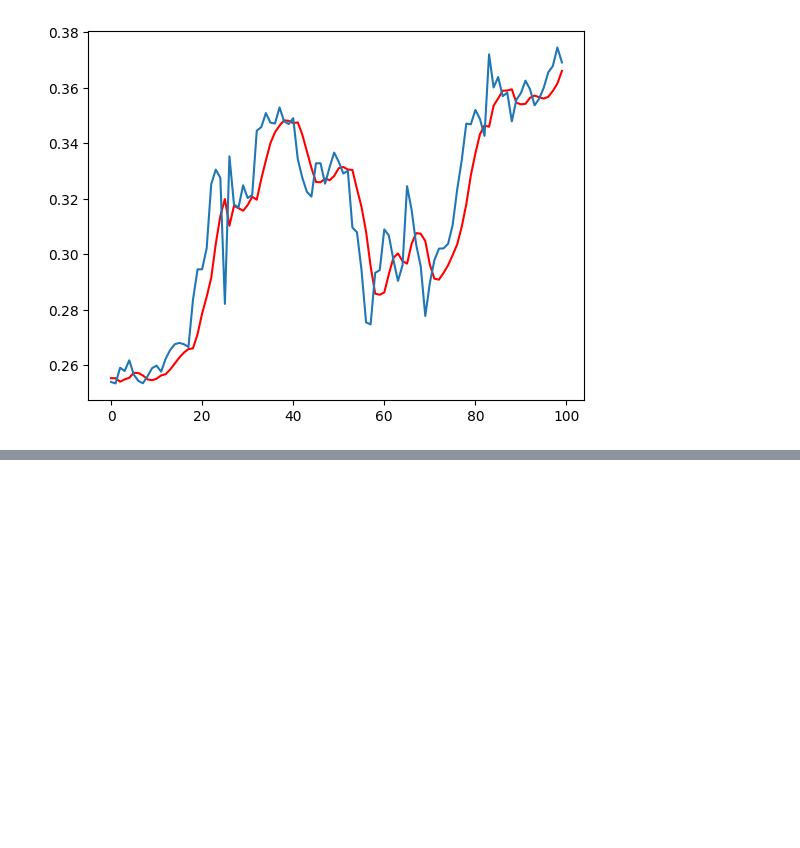
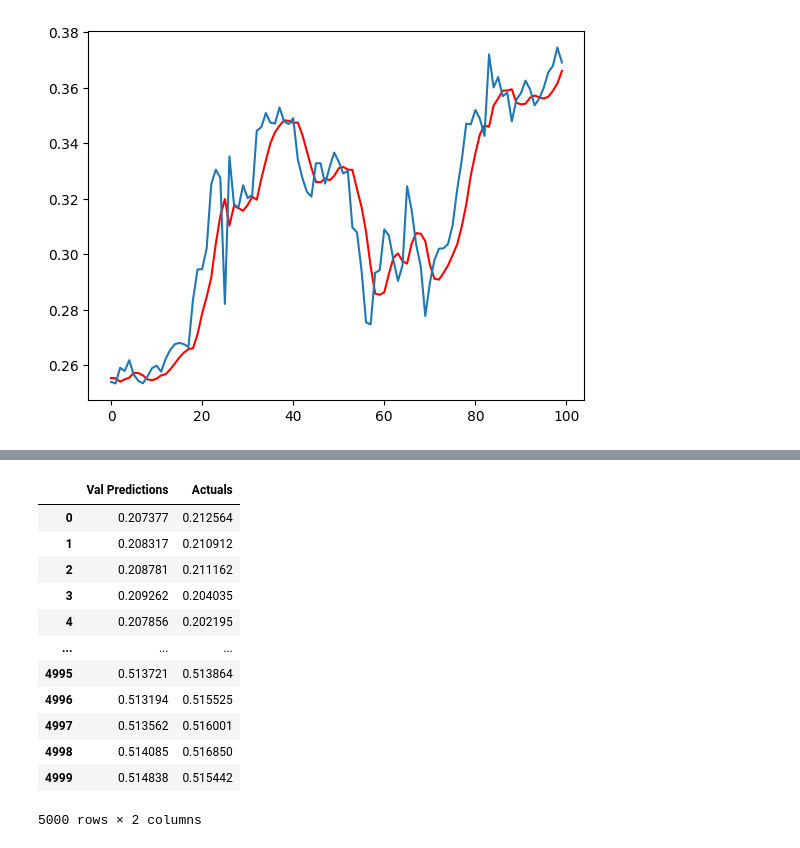
Before and after one commit to justin-aj/BitCoinLSTM, a Jupyter notebook: LSTMTimeSeriesForecasting.ipynb, the cells around one changed output, grey strips where cells are left out. Cells and saved outputs as stored; diff of their text form; code cells hidden in the pictures; blank space fills up the shorter version.

```diff
--- a/LSTMTimeSeriesForecasting.ipynb
+++ b/LSTMTimeSeriesForecasting.ipynb
@@ -184,3 +184,8 @@ plt.plot(train_results['Actuals'][:100])
 # %% [output]
 [<matplotlib.lines.Line2D at 0x...>]
 [figure]
+# %%
+val_predictions = model1.predict(X_val1).flatten()
+val_results = pd.DataFrame(data={'Val Predictions':val_predictions, 'Actuals':y_val1.flatten()})
+val_results
+# %% [output]
@@ -186,0 +193,13 @@ plt.plot(train_results['Actuals'][:100])
+|  | Val Predictions | Actuals |
+| 0 | 0.207377 | 0.212564 |
+| 1 | 0.208317 | 0.210912 |
+| 2 | 0.208781 | 0.211162 |
+| 3 | 0.209262 | 0.204035 |
+| 4 | 0.207856 | 0.202195 |
+| ... | ... | ... |
+| 4995 | 0.513721 | 0.513864 |
+| 4996 | 0.513194 | 0.515525 |
+| 4997 | 0.513562 | 0.516001 |
+| 4998 | 0.514085 | 0.516850 |
+| 4999 | 0.514838 | 0.515442 |
+5000 rows × 2 columns
```
Also changed, not shown: parts of 4 cells of this notebook, 1 other file.
